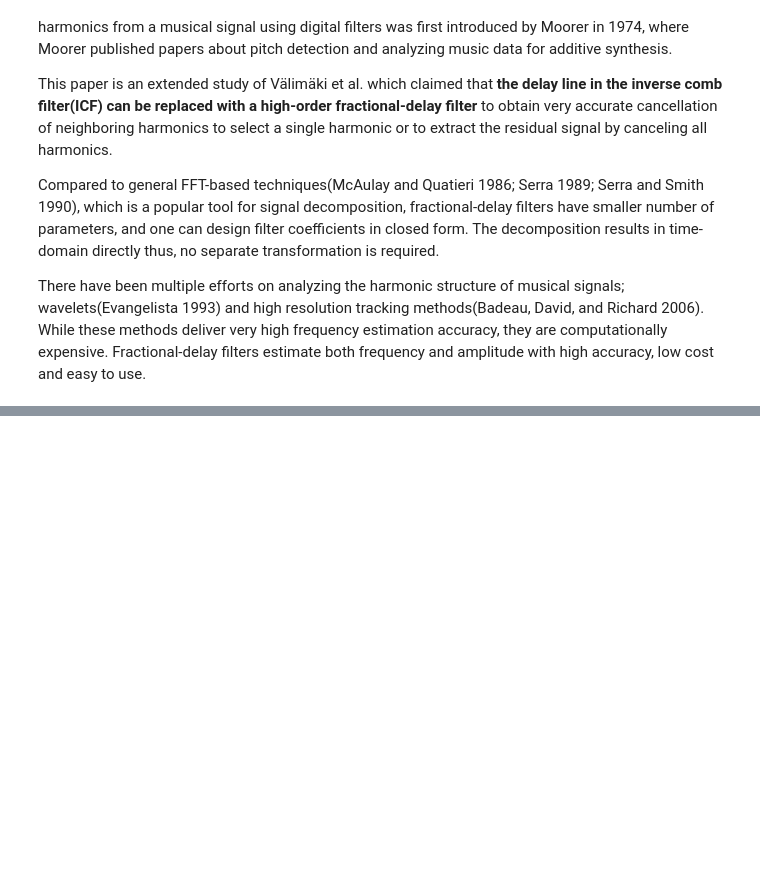
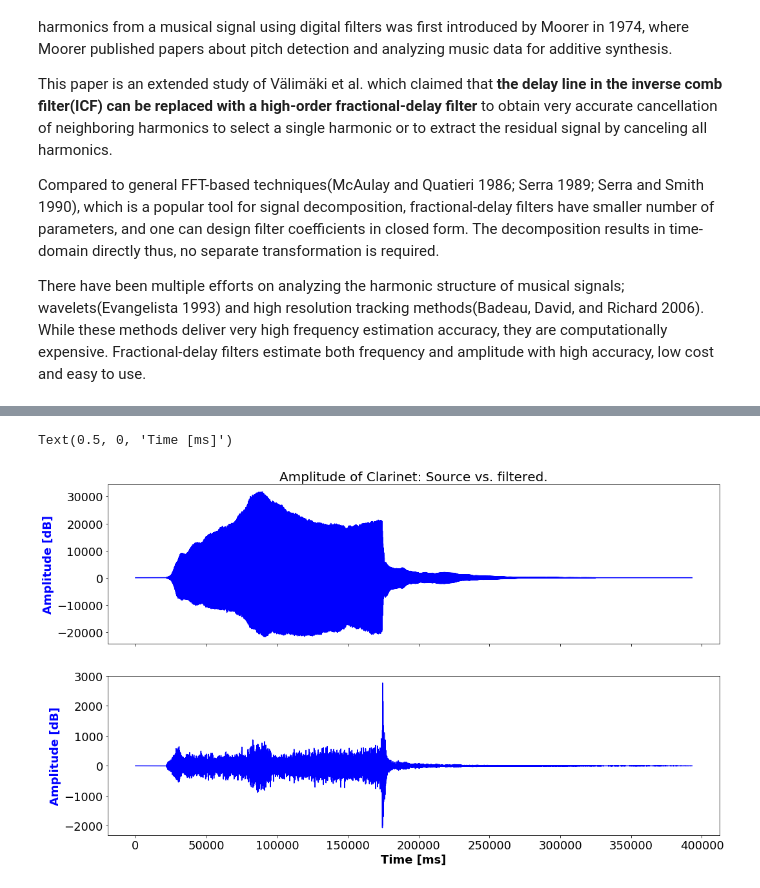
Before and after one commit to SuperShinyEyes/aalto-audio-signal-processing, a Jupyter notebook: homeworks/HW3_fractional_delay_filters.ipynb, the cells around one changed output, grey strips where cells are left out. Saved outputs shown, nothing was run; the diff lists cells and outputs as text; code cells hidden in the pictures; blank space fills up the shorter version.

```diff
--- a/homeworks/HW3_fractional_delay_filters.ipynb
+++ b/homeworks/HW3_fractional_delay_filters.ipynb
@@ -253,0 +205,11 @@ c2e2f2.slice(44100,44100+4410).make_spectrum().plot()
+# %%
+_, clarinet = wavfile.read('data/d2.wav')
+clarinet = clarinet[:,0]
+print("Clarinet source")
+display(Audio(clarinet, rate=44100) )
+
+f0 = 146.832    # D2 in frequency
+b, w, H, phases = fractional_delay(f0)
+print("Clarinet filtered")
+clarinet_filtered = lfilter(b, [1], clarinet)
+display(Audio(clarinet_filtered, rate=44100) )
@@ -253,0 +221,13 @@ c2e2f2.slice(44100,44100+4410).make_spectrum().plot()
+# %%
+f, axarr = plt.subplots(2, sharex=True, figsize=(17, 10))
+# Plot magnitude
+axarr[0].plot(clarinet, 'blue')
+axarr[0].set_ylabel('Amplitude [dB]', color='blue')
+axarr[0].set_title('Amplitude of Clarinet: Source vs. filtered.')
+# Plot angles/phases
+axarr[1].plot(clarinet_filtered, 'blue')
+axarr[1].set_ylabel('Amplitude [dB]', color='blue')
+plt.xlabel('Time [ms]')
+# %% [output]
+Text(0.5, 0, 'Time [ms]')
+[figure, added]
```
Also changed, not shown: parts of 39 cells of this notebook.
